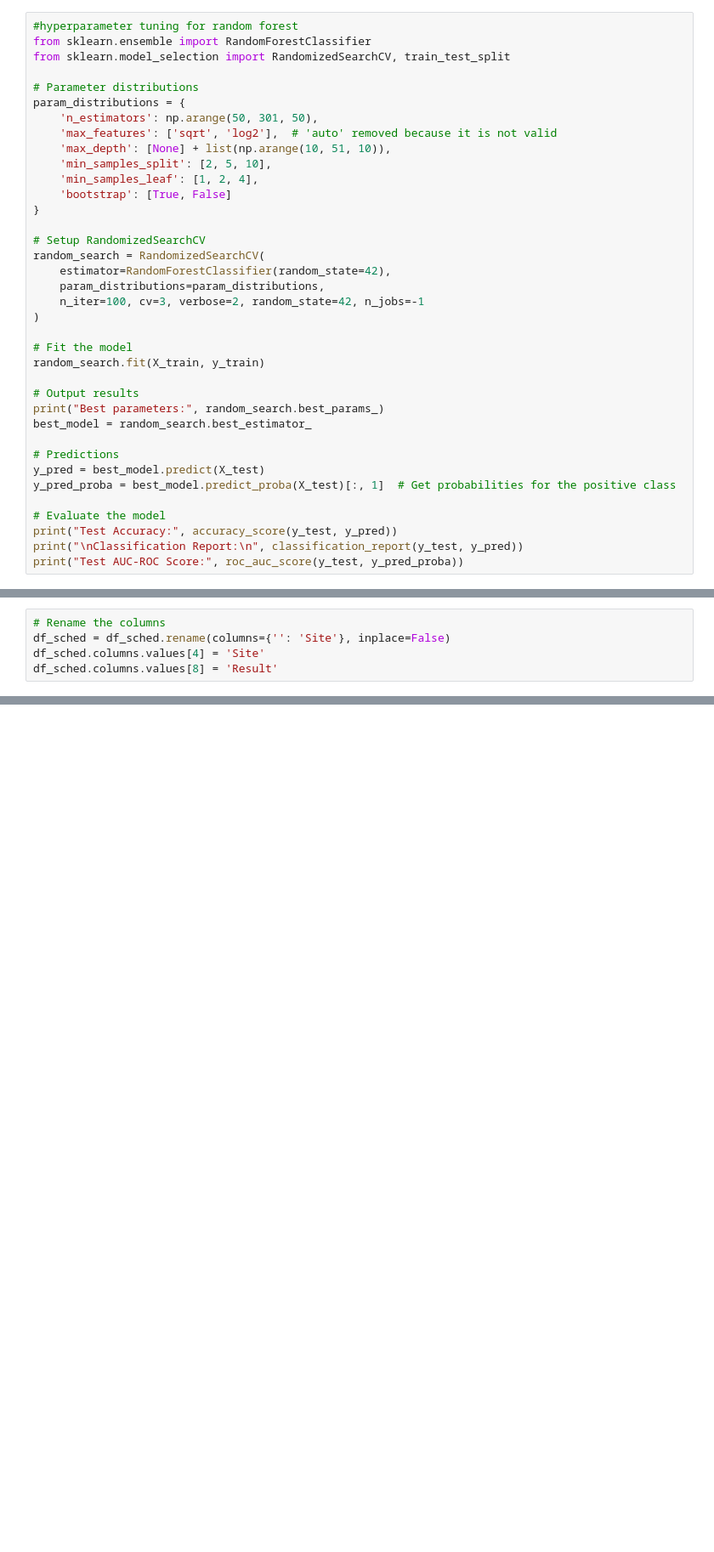
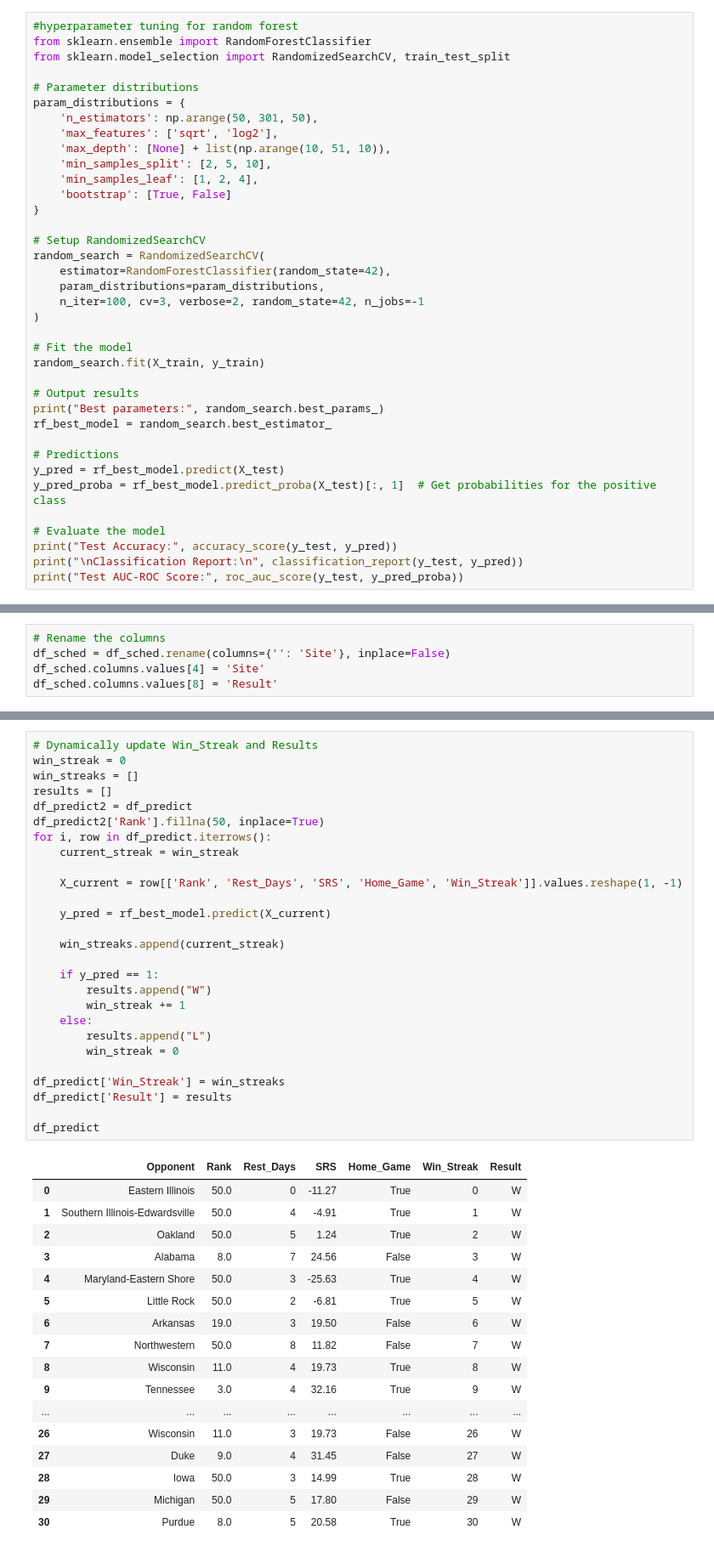
Before and after one commit to UIUC-DSC/team-townies-fa24, a Jupyter notebook: Modeling.ipynb, the cells around one changed output, grey strips where cells are left out. Shown: that part at 85% size. Saved outputs shown, nothing was run; the diff lists cells and outputs as text; blank space fills up the shorter version.

Commit message:
applied rf model to 24-25 dataset

```diff
--- a/Modeling.ipynb
+++ b/Modeling.ipynb
@@ -358,7 +358,7 @@ from sklearn.model_selection import RandomizedSearchCV, train_test_split
 # Parameter distributions
 param_distributions = {
     'n_estimators': np.arange(50, 301, 50),
-    'max_features': ['sqrt', 'log2'],  # 'auto' removed because it is not valid
+    'max_features': ['sqrt', 'log2'],
     'max_depth': [None] + list(np.arange(10, 51, 10)),
     'min_samples_split': [2, 5, 10],
     'min_samples_leaf': [1, 2, 4],
@@ -377,11 +377,11 @@ random_search.fit(X_train, y_train)
 
 # Output results
 print("Best parameters:", random_search.best_params_)
-best_model = random_search.best_estimator_
+rf_best_model = random_search.best_estimator_
 
 # Predictions
-y_pred = best_model.predict(X_test)
-y_pred_proba = best_model.predict_proba(X_test)[:, 1]  # Get probabilities for the positive class
+y_pred = rf_best_model.predict(X_test)
+y_pred_proba = rf_best_model.predict_proba(X_test)[:, 1]  # Get probabilities for the positive class
 
 # Evaluate the model
 print("Test Accuracy:", accuracy_score(y_test, y_pred))
@@ -899,0 +1103,45 @@ print(f"Season Record: {season_wins} Wins - {season_losses} Losses")
+# %%
+# Dynamically update Win_Streak and Results
+win_streak = 0
+win_streaks = []
+results = []
+df_predict2 = df_predict
+df_predict2['Rank'].fillna(50, inplace=True)
+for i, row in df_predict.iterrows():
+    current_streak = win_streak
+
+    X_current = row[['Rank', 'Rest_Days', 'SRS', 'Home_Game', 'Win_Streak']].values.reshape(1, -1)
+
+    y_pred = rf_best_model.predict(X_current)
+
+    win_streaks.append(current_streak)
+
+    if y_pred == 1:
+        results.append("W")
+        win_streak += 1
+    else:
+        results.append("L")
+        win_streak = 0
+
+df_predict['Win_Streak'] = win_streaks
+df_predict['Result'] = results
+
+df_predict
+# %% [output]
+|  | Opponent | Rank | Rest_Days | SRS | Home_Game | Win_Streak | Result |
+| 0 | Eastern Illinois | 50.0 | 0 | -11.27 | True | 0 | W |
+| 1 | Southern Illinois-Edwardsville | 50.0 | 4 | -4.91 | True | 1 | W |
+| 2 | Oakland | 50.0 | 5 | 1.24 | True | 2 | W |
+| 3 | Alabama | 8.0 | 7 | 24.56 | False | 3 | W |
+| 4 | Maryland-Eastern Shore | 50.0 | 3 | -25.63 | True | 4 | W |
+| 5 | Little Rock | 50.0 | 2 | -6.81 | True | 5 | W |
+| 6 | Arkansas | 19.0 | 3 | 19.50 | False | 6 | W |
+| 7 | Northwestern | 50.0 | 8 | 11.82 | False | 7 | W |
+| 8 | Wisconsin | 11.0 | 4 | 19.73 | True | 8 | W |
+| 9 | Tennessee | 3.0 | 4 | 32.16 | True | 9 | W |
+| ... | ... | ... | ... | ... | ... | ... | ... |
+| 26 | Wisconsin | 11.0 | 3 | 19.73 | False | 26 | W |
+| 27 | Duke | 9.0 | 4 | 31.45 | False | 27 | W |
+| 28 | Iowa | 50.0 | 3 | 14.99 | True | 28 | W |
+| 29 | Michigan | 50.0 | 5 | 17.80 | False | 29 | W |
+| 30 | Purdue | 8.0 | 5 | 20.58 | True | 30 | W |
```
Also changed, not shown: parts of 20 cells of this notebook.
